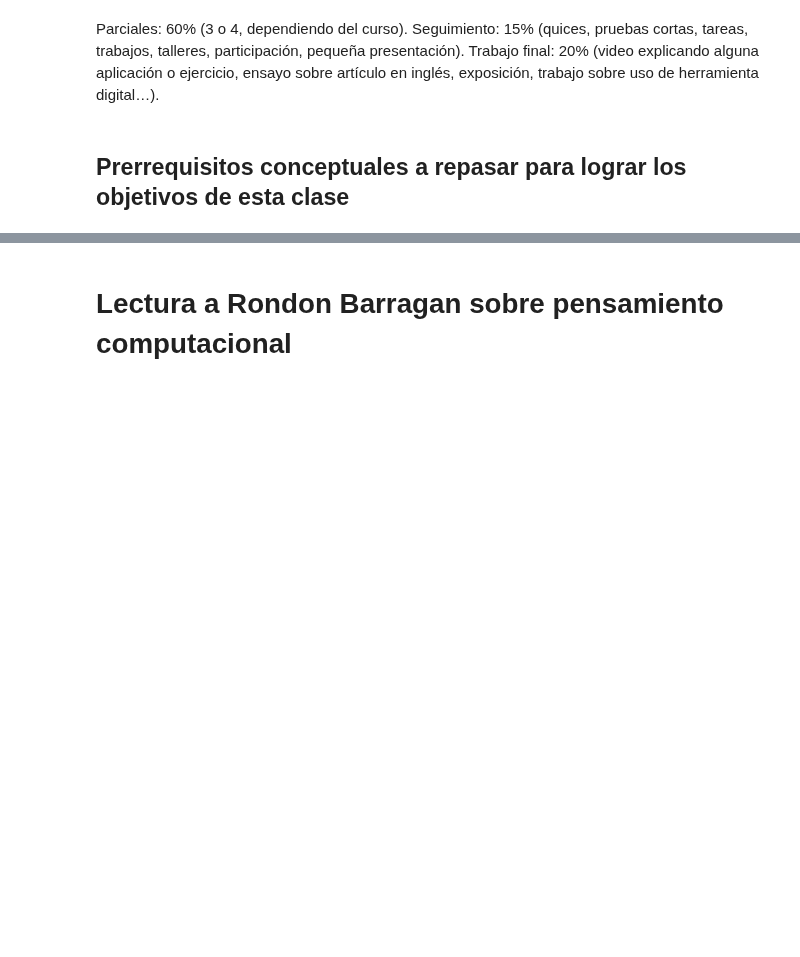
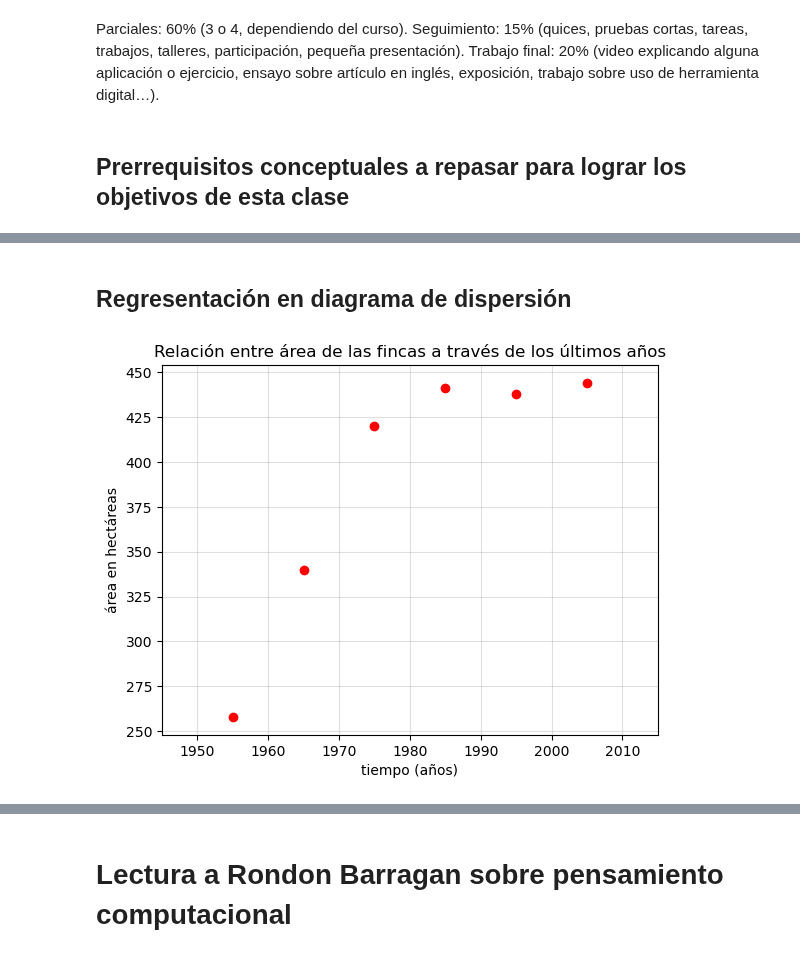
Before and after one commit to marco-canas/algebra_y_trigonometria, a Jupyter notebook: classes/ciencia_datos/3_class_feb_22_miercoles_funciones/3_class_feb_22_funciones.ipynb, the cells around one changed output, grey strips where cells are left out. Cells and saved outputs as stored; diff of their text form; code cells hidden in the pictures; blank space fills up the shorter version.

Commit message:
adición de gráficos y tablas animadas

```diff
--- a/classes/ciencia_datos/3_class_feb_22_miercoles_funciones/3_class_feb_22_funciones.ipynb
+++ b/classes/ciencia_datos/3_class_feb_22_miercoles_funciones/3_class_feb_22_funciones.ipynb
@@ -34,0 +37,10 @@ La tabla entrega la relación de hectáreas por finca en Colombia.
+# %%
+import pandas as pd
+
+años = [1955, 1965, 1975, 1985, 1995, 2005]
+superficie = [258, 340, 420, 441, 438, 444]
+
+diccionario = {'años':años, 'Superficie en hectáreas':superficie}
+
+tabla = pd.DataFrame(diccionario)
+tabla
@@ -34,0 +55,23 @@ La tabla entrega la relación de hectáreas por finca en Colombia.
+# %% [markdown]
+## Regresentación en diagrama de dispersión
+# %%
+import numpy as np
+
+import matplotlib.pyplot as plt
+
+plt.scatter(años, superficie, color = 'red')
+
+plt.axis([min(años)-10, max(años)+10, min(superficie)-10, max(superficie)+10])
+plt.grid(alpha = 0.4)
+
+
+plt.title('Relación entre área de las fincas a través de los últimos años')
+plt.ylabel('área en hectáreas')
+plt.xlabel('tiempo (años)')
+
+
+plt.savefig('area_vs_tiempo.jpg')
+
+plt.show()
+# %% [output]
+[figure, added]
```
Also changed, not shown: parts of 19 cells of this notebook, 1 other file.
